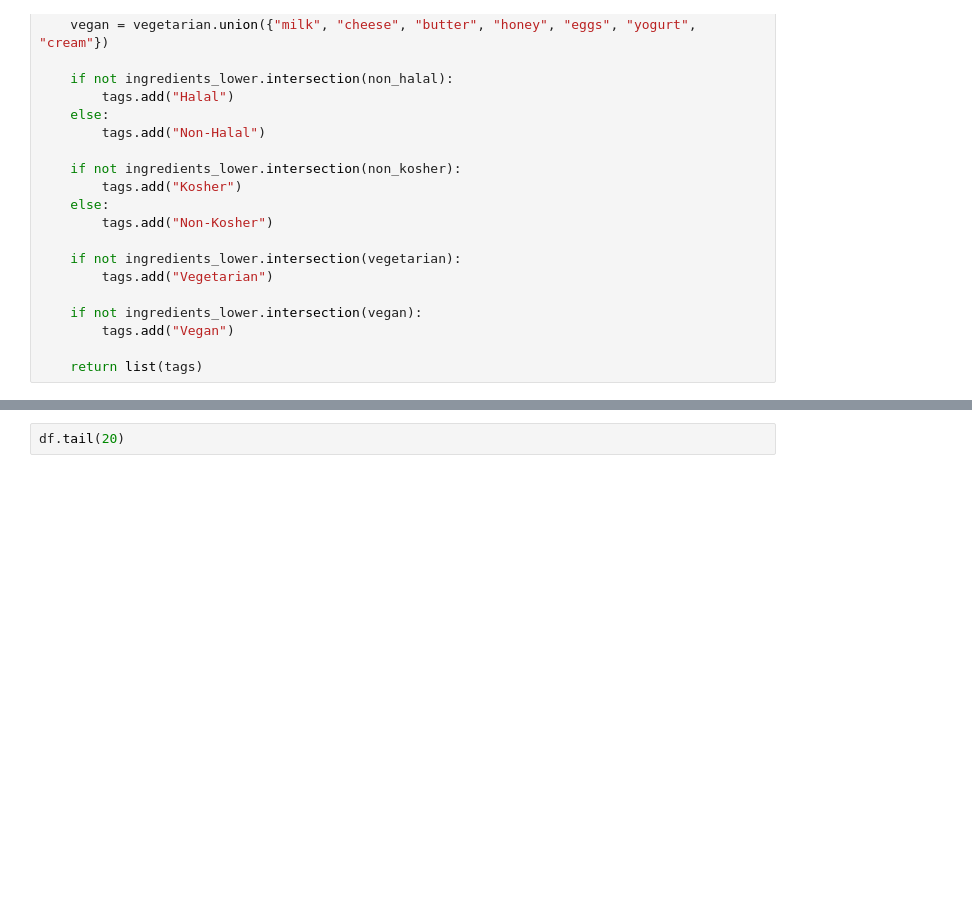
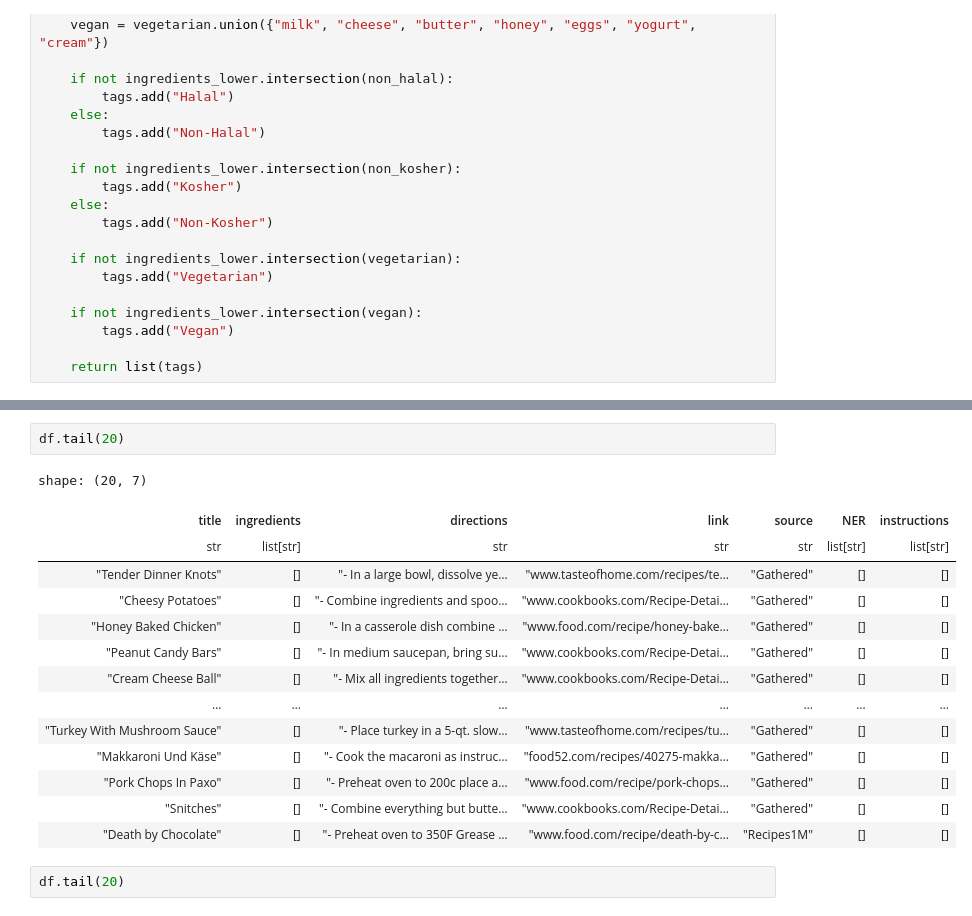
Before and after one commit to ridamansour/Recipe-Recommender, a Jupyter notebook: testyy.ipynb, the cells around one changed output, grey strips where cells are left out. Drawn from its saved outputs; the diff is of its cells as text; blank space fills up the shorter version.

```diff
--- a/testyy.ipynb
+++ b/testyy.ipynb
@@ -156,3 +229,20 @@ shape: (5, 7)
+# %%
+df.tail(20)
+# %% [output]
+shape: (20, 7)
+| title | ingredients | directions | link | source | NER | instructions |
+| str | list[str] | str | str | str | list[str] | list[str] |
+| "Tender Dinner Knots" | [] | "- In a large bowl, dissolve ye… | "www.tasteofhome.com/recipes/te… | "Gathered" | [] | [] |
+| "Cheesy Potatoes" | [] | "- Combine ingredients and spoo… | "www.cookbooks.com/Recipe-Detai… | "Gathered" | [] | [] |
+| "Honey Baked Chicken" | [] | "- In a casserole dish combine … | "www.food.com/recipe/honey-bake… | "Gathered" | [] | [] |
+| "Peanut Candy Bars" | [] | "- In medium saucepan, bring su… | "www.cookbooks.com/Recipe-Detai… | "Gathered" | [] | [] |
+| "Cream Cheese Ball" | [] | "- Mix all ingredients together… | "www.cookbooks.com/Recipe-Detai… | "Gathered" | [] | [] |
+| … | … | … | … | … | … | … |
+| "Turkey With Mushroom Sauce" | [] | "- Place turkey in a 5-qt. slow… | "www.tasteofhome.com/recipes/tu… | "Gathered" | [] | [] |
+| "Makkaroni Und Käse" | [] | "- Cook the macaroni as instruc… | "food52.com/recipes/40275-makka… | "Gathered" | [] | [] |
+| "Pork Chops In Paxo" | [] | "- Preheat oven to 200c place a… | "www.food.com/recipe/pork-chops… | "Gathered" | [] | [] |
+| "Snitches" | [] | "- Combine everything but butte… | "www.cookbooks.com/Recipe-Detai… | "Gathered" | [] | [] |
+| "Death by Chocolate" | [] | "- Preheat oven to 350F Grease … | "www.food.com/recipe/death-by-c… | "Recipes1M" | [] | [] |
 # %%
 df.tail(20)
 # %% [output]
```
Also changed, not shown: parts of 9 cells of this notebook, 4 other files.
